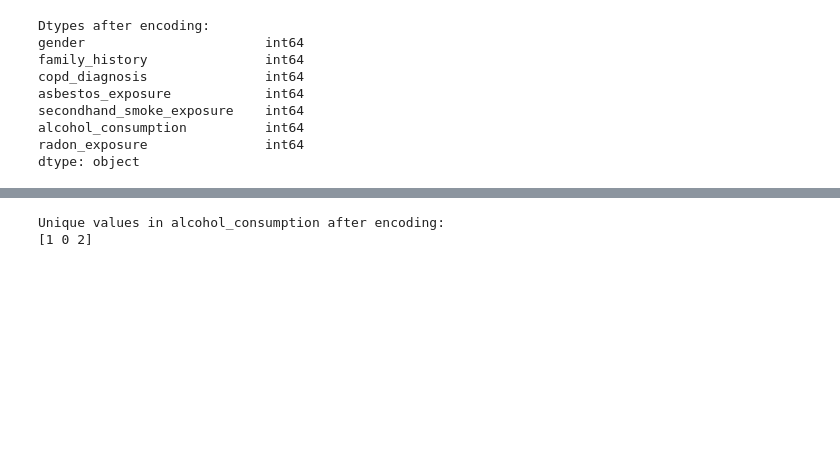
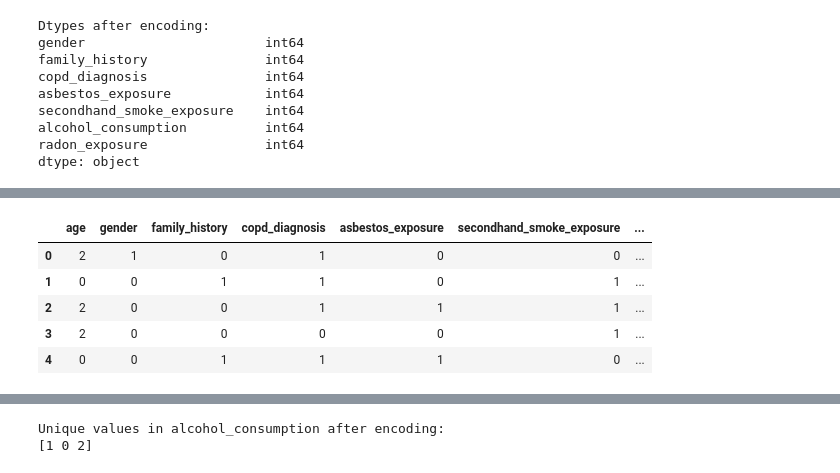
Before and after one commit to Alanoudhud/DataMining-Project, a Jupyter notebook: Reports/Phase2.ipynb, the cells around one changed output, grey strips where cells are left out. Cells and saved outputs as stored; diff of their text form; code cells hidden in the pictures; blank space fills up the shorter version.

```diff
--- a/Reports/Phase2.ipynb
+++ b/Reports/Phase2.ipynb
@@ -432,3 +432,87 @@ secondhand_smoke_exposure    int64
 alcohol_consumption          int64
 radon_exposure               int64
 dtype: object
+# %%
+# =========================
+# Technique 2: Encoding
+# =========================
+
+
+
+# --- 1) Encode binary Yes/No columns -> 1/0
+binary_cols = [
+    'family_history',
+    'copd_diagnosis',
+    'asbestos_exposure',
+    'secondhand_smoke_exposure'
+]
+
+for col in binary_cols:
+    if col in df_preprocessed.columns:
+        # normalize text (strip spaces, lower-case) then map
+        df_preprocessed[col] = (
+            df_preprocessed[col]
+            .astype(str).str.strip().str.lower()
+            .map({'yes': 1, 'no': 0})
+        )
+        # warn if something didn't map (becomes NaN)
+        if df_preprocessed[col].isna().any():
+            print(f"[warn] Unmapped values in '{col}' were set to NaN.")
+
+# --- 2) Encode gender: Female -> 0, Male -> 1
+if 'gender' in df_preprocessed.columns:
+    df_preprocessed['gender'] = (
+        df_preprocessed['gender']
+        .astype(str).str.strip().str.lower()
+        .map({'female': 0, 'male': 1})
+    )
+    if df_preprocessed['gender'].isna().any():
+        print("[warn] Unmapped values in 'gender' were set to NaN.")
+
+# --- 3) Ordinal encoding for ordered categoricals
+# alcohol_consumption: None < Moderate < Heavy
+if 'alcohol_consumption' in df_preprocessed.columns:
+    df_preprocessed['alcohol_consumption'] = (
+        df_preprocessed['alcohol_consumption']
+        .astype(str).str.strip().str.lower()
+        .map({'none': 0, 'moderate': 1, 'heavy': 2})
+    )
+    if df_preprocessed['alcohol_consumption'].isna().any():
+        print("[warn] Unmapped values in 'alcohol_consumption' were set to NaN.")
+
+# radon_exposure: Low < Medium < High
+if 'radon_exposure' in df_preprocessed.columns:
+    df_preprocessed['radon_exposure'] = (
+        df_preprocessed['radon_exposure']
+        .astype(str).str.strip().str.lower()
+        .map({'low': 0, 'medium': 1, 'high': 2})
+    )
+    if df_preprocessed['radon_exposure'].isna().any():
+        print("[warn] Unmapped values in 'radon_exposure' were set to NaN.")
+
+
+
+# --- 4) Encoding Age column
+#     Original levels: Young, Middle-age, Senior -> 0/1/2
+if 'age' in df_preprocessed.columns:
+    df_preprocessed['age'] = (
+        df_preprocessed['age']
+        .astype(str)
+        .str.strip()
+        .str.lower()             #  lowercase
+        .map({'young': 0, 'middle-aged': 1, 'senior': 2})
+    )
+
+
+# --- 5) Quick sanity checks
+print("\nEncoded preview:")
+cols_to_show = [c for c in [
+    'age', 'gender', 'family_history', 'copd_diagnosis', 'asbestos_exposure',
+    'secondhand_smoke_exposure', 'alcohol_consumption', 'radon_exposure'
+] if c in df_preprocessed.columns] + [c for c in df_preprocessed.columns if c.startswith('age_group_')]
+
+display(df_preprocessed[cols_to_show].head())
+
+print("\nDtypes after encoding:")
+print(df_preprocessed[cols_to_show].dtypes)
+# %% [output]
@@ -434,0 +520,6 @@ dtype: object
+|  | age | gender | family_history | copd_diagnosis | asbestos_exposure | secondhand_smoke_exposure | ... |
+| 0 | 2 | 1 | 0 | 1 | 0 | 0 | ... |
+| 1 | 0 | 0 | 1 | 1 | 0 | 1 | ... |
+| 2 | 2 | 0 | 0 | 1 | 1 | 1 | ... |
+| 3 | 2 | 0 | 0 | 0 | 0 | 1 | ... |
+| 4 | 0 | 0 | 1 | 1 | 1 | 0 | ... |
```
Also changed, not shown: parts of 1 cell of this notebook.
